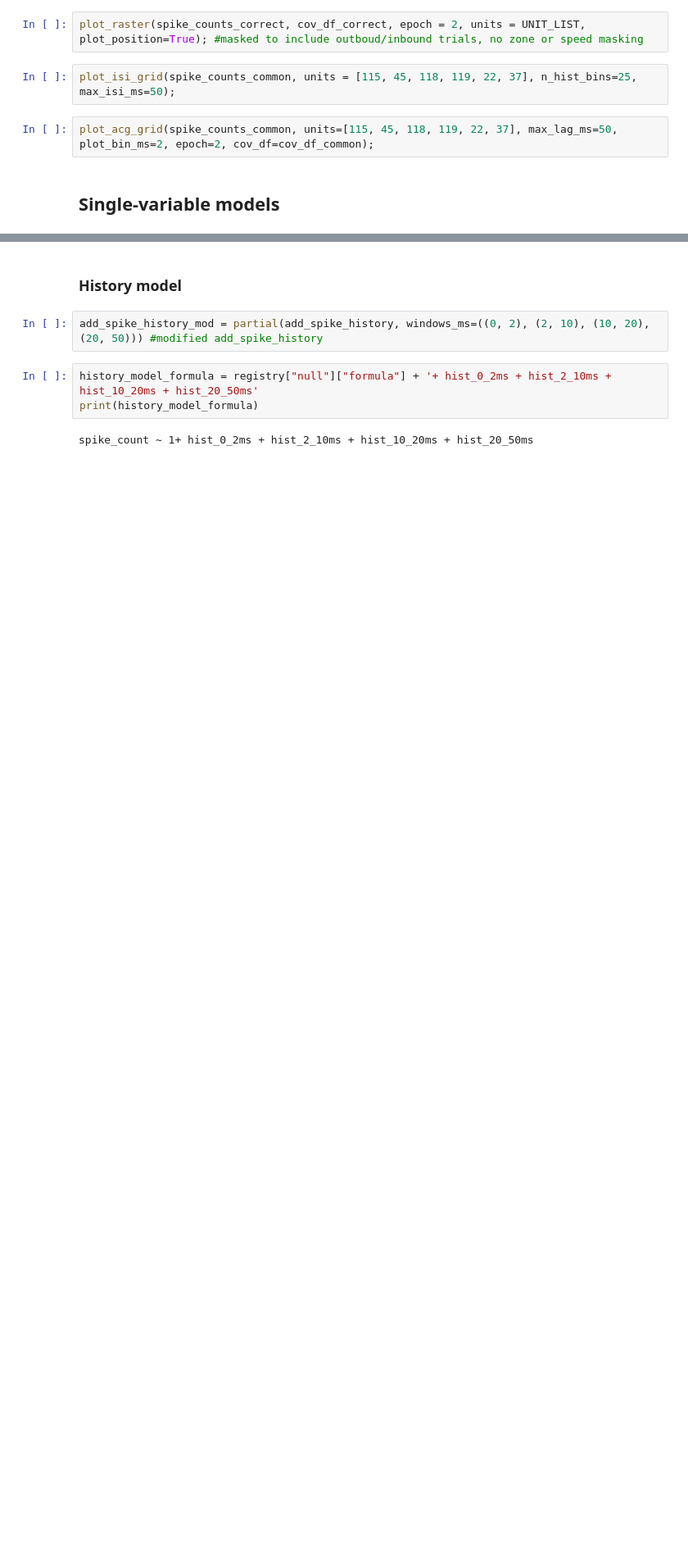
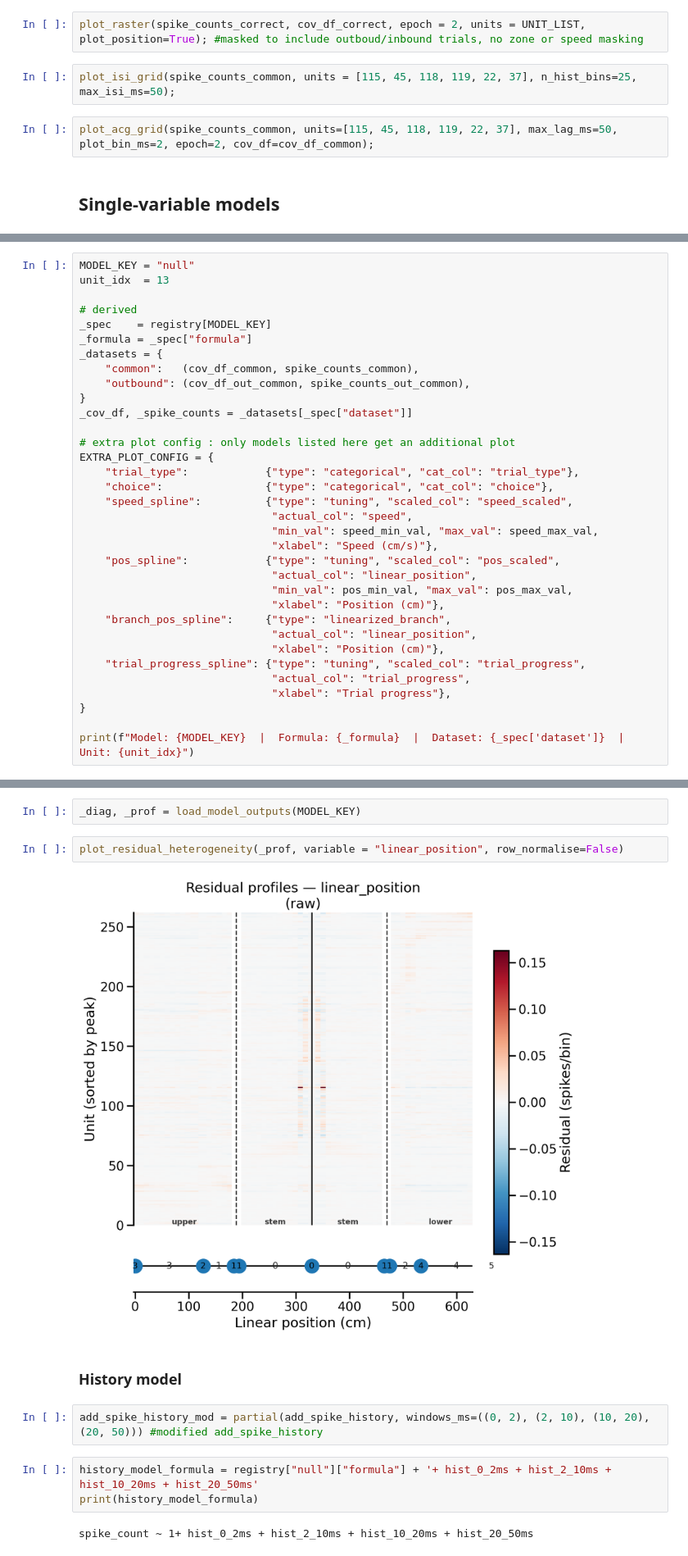
Before and after one commit to anirudh073/pfc-movement-analysis, a Jupyter notebook: notebooks/encoding.ipynb, the cells around one changed output, grey strips where cells are left out. Shown at 82% size. Drawn from its saved outputs; the diff is of its cells as text; blank space fills up the shorter version.

Commit message:
add single-variable model explorer, add-one analysis, residual heterogeneity cells
Co-Authored-By: Claude Sonnet 4.6 <noreply@anthropic.com>

```diff
--- a/notebooks/encoding.ipynb
+++ b/notebooks/encoding.ipynb
@@ -187,0 +113,34 @@ plot_residual_heterogeneity(prof_null, panels=panels, row_normalise=True)
+# %%
+MODEL_KEY = "null"
+unit_idx  = 13
+
+# derived
+_spec    = registry[MODEL_KEY]
+_formula = _spec["formula"]
+_datasets = {
+    "common":   (cov_df_common, spike_counts_common),
+    "outbound": (cov_df_out_common, spike_counts_out_common),
+}
+_cov_df, _spike_counts = _datasets[_spec["dataset"]]
+
+# extra plot config : only models listed here get an additional plot
+EXTRA_PLOT_CONFIG = {
+    "trial_type":            {"type": "categorical", "cat_col": "trial_type"},
+    "choice":                {"type": "categorical", "cat_col": "choice"},
+    "speed_spline":          {"type": "tuning", "scaled_col": "speed_scaled",
+                              "actual_col": "speed",
+                              "min_val": speed_min_val, "max_val": speed_max_val,
+                              "xlabel": "Speed (cm/s)"},
+    "pos_spline":            {"type": "tuning", "scaled_col": "pos_scaled",
+                              "actual_col": "linear_position",
+                              "min_val": pos_min_val, "max_val": pos_max_val,
+                              "xlabel": "Position (cm)"},
+    "branch_pos_spline":     {"type": "linearized_branch",
+                              "actual_col": "linear_position",
+                              "xlabel": "Position (cm)"},
+    "trial_progress_spline": {"type": "tuning", "scaled_col": "trial_progress",
+                              "actual_col": "trial_progress",
+                              "xlabel": "Trial progress"},
+}
+
+print(f"Model: {MODEL_KEY}  |  Formula: {_formula}  |  Dataset: {_spec['dataset']}  |  Unit: {unit_idx}")
@@ -188,3 +284,9 @@ plot_residual_heterogeneity(prof_null, panels=panels, row_normalise=True)
+# %%
+_diag, _prof = load_model_outputs(MODEL_KEY)
+# %%
+plot_residual_heterogeneity(_prof, variable = "linear_position", row_normalise=False)
+# %% [output]
+[figure, added]
 # %% [markdown]
 ### History model
 # %%
```
Also changed, not shown: parts of 109 cells of this notebook.
